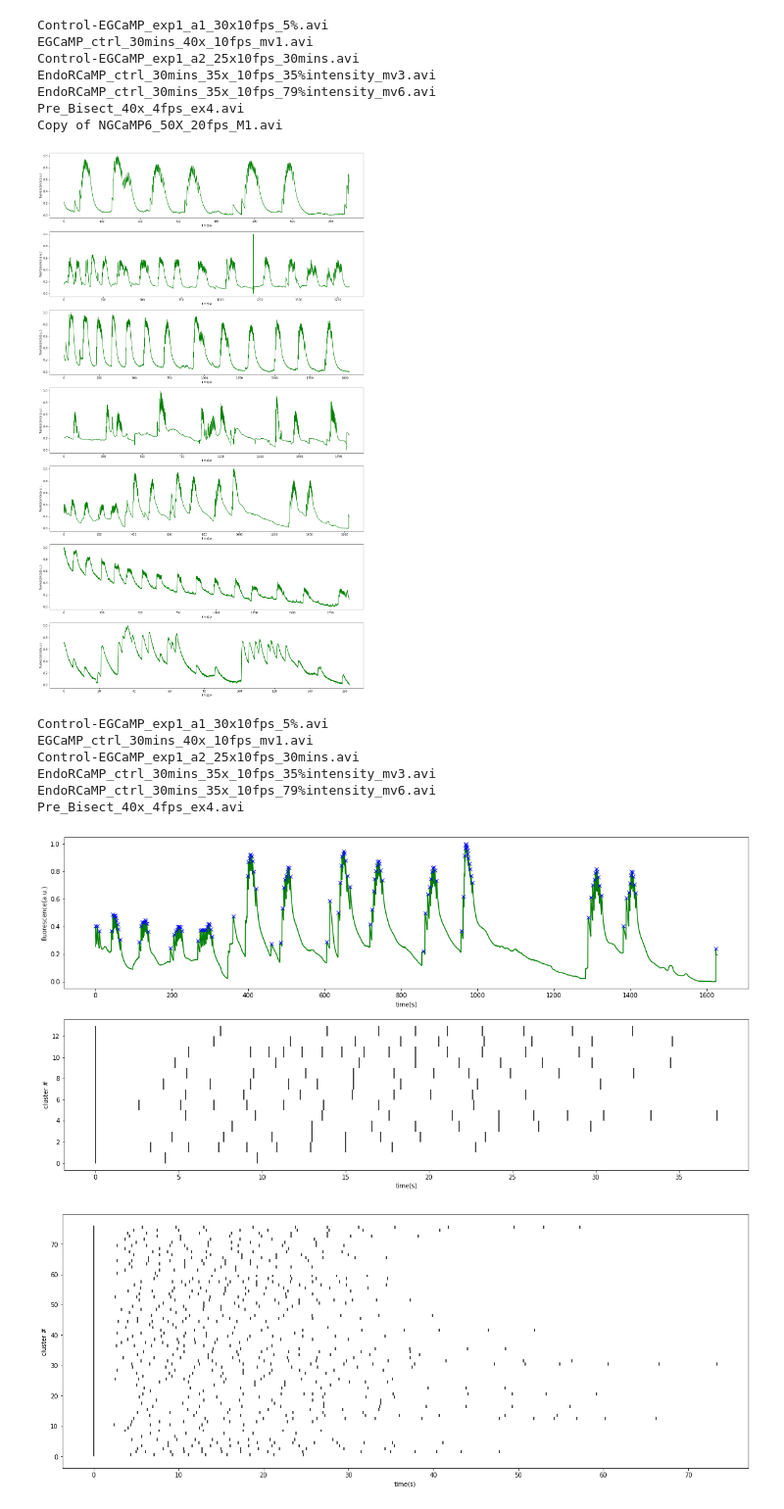
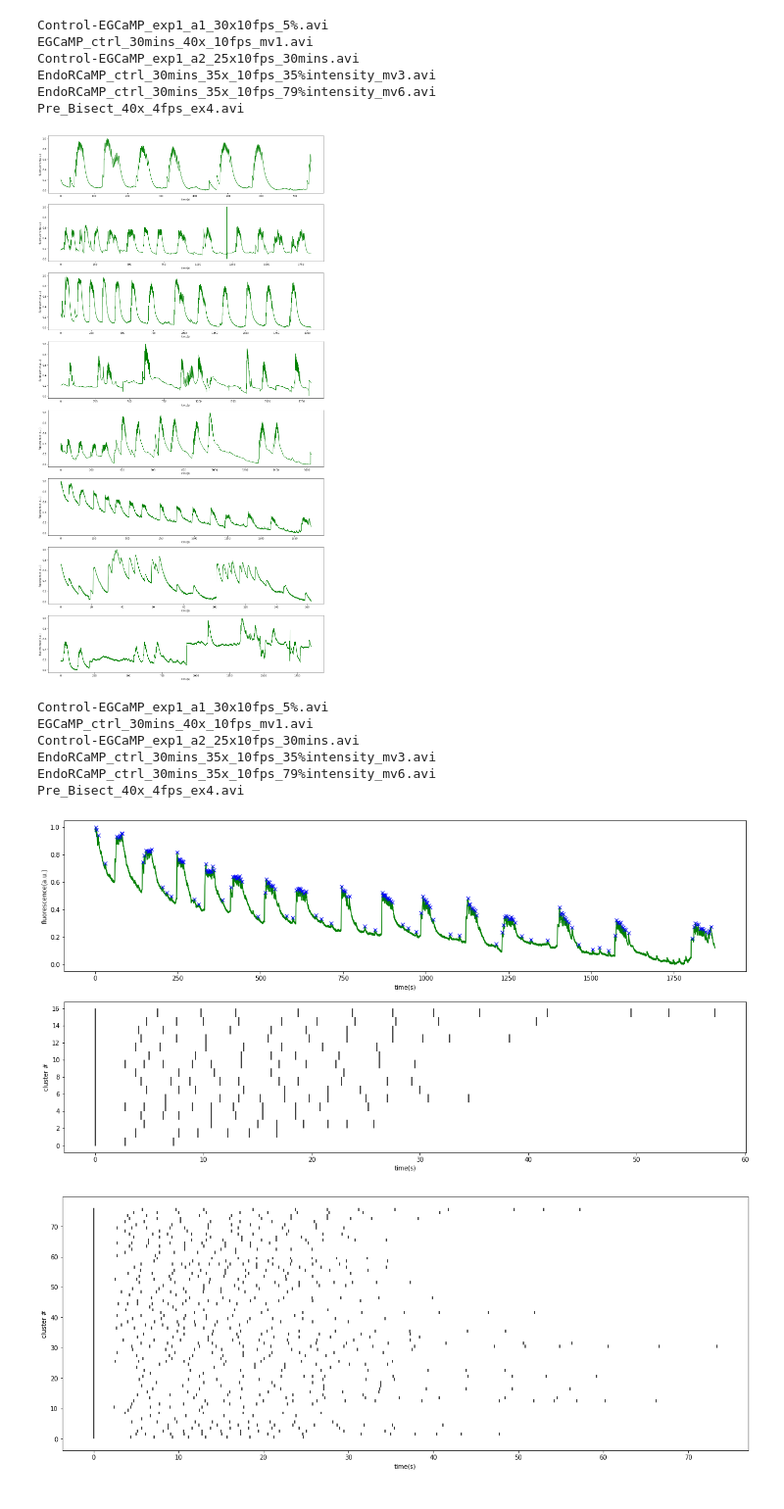
Before and after one commit to hengjiwang/hydracv, a Jupyter notebook: hydracv/fluo_analysis.ipynb, the cells around one changed output. Shown: that part at 98% size. Drawn from its saved outputs; the diff is of its cells as text; code cells hidden in the pictures.

```diff
--- a/hydracv/fluo_analysis.ipynb
+++ b/hydracv/fluo_analysis.ipynb
@@ -17,14 +17,15 @@ PATHNAME = ["/home/hengji/Documents/hydra/videos/Control-EGCaMP_exp1_a1_30x10fps
             "/home/hengji/Documents/hydra/videos/EndoRCaMP_ctrl_30mins_35x_10fps_35%intensity_mv3.avi",
             "/home/hengji/Documents/hydra/videos/EndoRCaMP_ctrl_30mins_35x_10fps_79%intensity_mv6.avi",
             "/home/hengji/Documents/hydra/videos/Pre_Bisect_40x_4fps_ex4.avi",
-            "/home/hengji/Documents/hydra/videos/Copy of NGCaMP6_50X_20fps_M1.avi"]
-FPS = [10, 10, 10, 10, 10, 4, 20]
+            "/home/hengji/Documents/hydra/videos/Copy of NGCaMP6_50X_20fps_M1.avi",
+            "/home/hengji/Documents/hydra/videos/EGCaMP_ctrl_30mins_20x_10fps_mv1.avi"]
+FPS = [10, 10, 10, 10, 10, 4, 20, 10]
 # %%
 # Create an analyzer
 # anlzr = Analyzer()
 
 # Or... Import a saved one
-anlzr = pickle.load(open("./objects/2020-04-01-23-24.txt", "rb"))
+anlzr = pickle.load(open("./objects/2020-04-01-23-35.txt", "rb"))
 # %%
 # Add video to the analyzer
 anlzr.add_videos(pathname=PATHNAME, fps=FPS)
@@ -38,14 +39,13 @@ Control-EGCaMP_exp1_a2_25x10fps_30mins.avi
 EndoRCaMP_ctrl_30mins_35x_10fps_35%intensity_mv3.avi
 EndoRCaMP_ctrl_30mins_35x_10fps_79%intensity_mv6.avi
 Pre_Bisect_40x_4fps_ex4.avi
-Copy of NGCaMP6_50X_20fps_M1.avi
 # %%
 # Trace the fluorescences
 anlzr.trace_fluos(normalized=True,
                   display=False,
                   plot=True)
 # %% [output]
-[figure, old version]
+[figure, new version]
 # %%
 # Delete video
 anlzr.delete_video("Copy of NGCaMP6_50X_20fps_M1.avi")
@@ -66,14 +67,14 @@ anlzr.find_peaks(plot=False,
                 min_cb_interval=10)
 # %%
 # Find peaks of a specific video
-anlzr.find_peaks(name="EndoRCaMP_ctrl_30mins_35x_10fps_79%intensity_mv6.avi",
+anlzr.find_peaks(name="Pre_Bisect_40x_4fps_ex4.avi",
                 plot=True,
                 height=0.1,
                 wlen=100,
                 prominence=0.025,
                 min_cb_interval=10)
 # %% [output]
-[figure, old version]
+[figure, new version]
 # %%
 # Plot all spike trains
 anlzr.plot_spike_trains()
```
Also changed, not shown: parts of 2 cells of this notebook, 1 other file.
